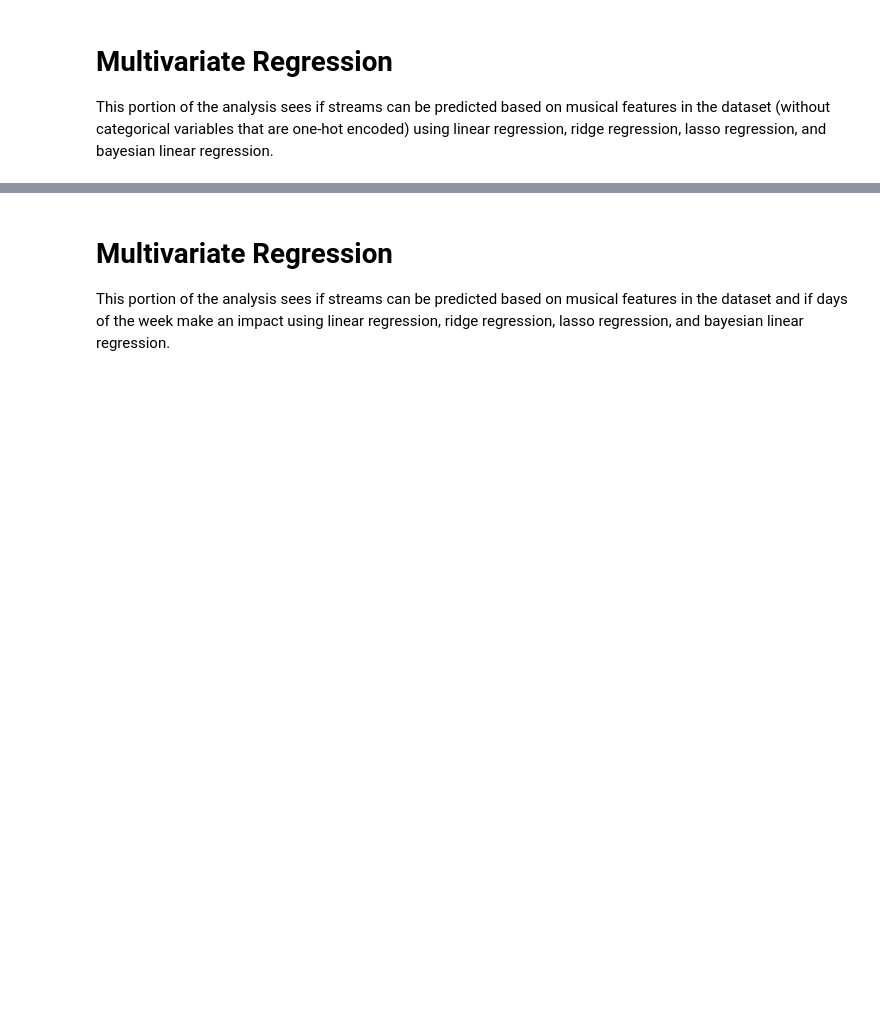
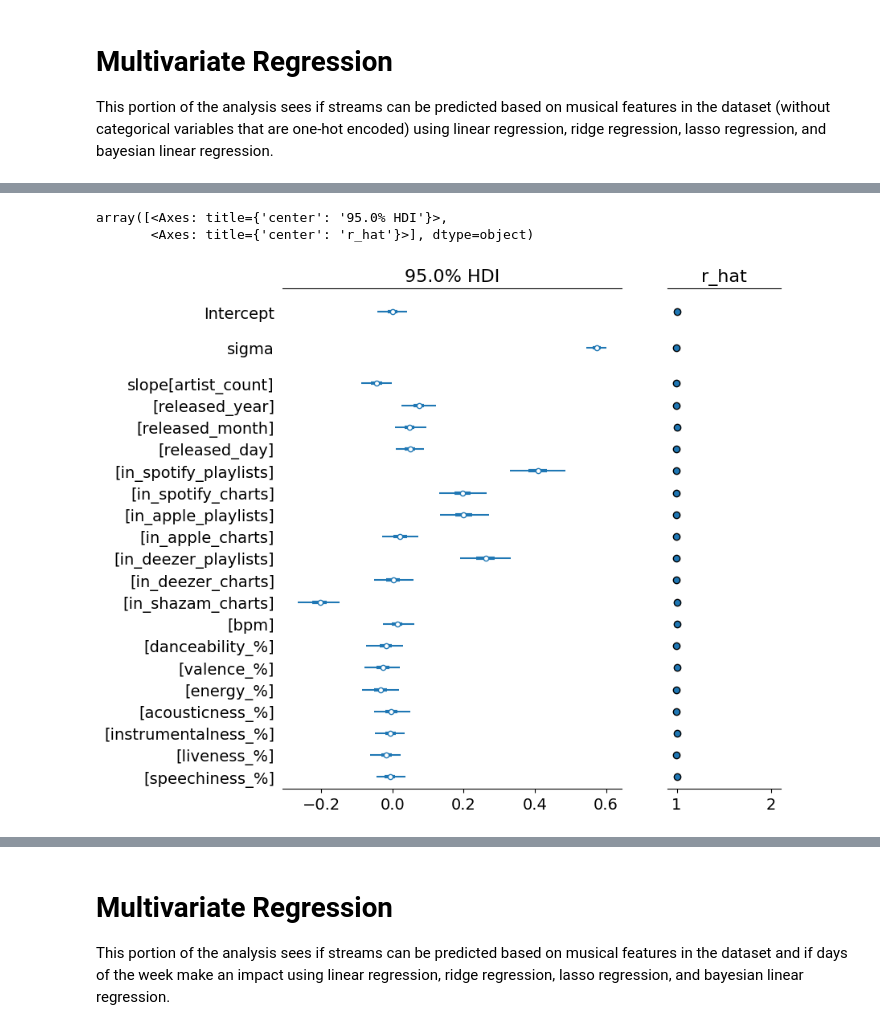
Before and after one commit to bottleyearold/Probabilistic-Machine-Learning-Football-Project, a Jupyter notebook: project_code.ipynb, the cells around one changed output, grey strips where cells are left out. Cells and saved outputs as stored; diff of their text form; code cells hidden in the pictures; blank space fills up the shorter version.

```diff
--- a/project_code.ipynb
+++ b/project_code.ipynb
@@ -333,0 +591,6 @@ This portion of the analysis sees if streams can be predicted based on musical f
+# %%
+az.plot_forest(sample, var_names=["Intercept", "sigma", "slope"], combined=True, hdi_prob=0.95, r_hat=True)
+# %% [output]
+array([<Axes: title={'center': '95.0% HDI'}>,
+       <Axes: title={'center': 'r_hat'}>], dtype=object)
+[figure, added]
```
Also changed, not shown: parts of 23 cells of this notebook.
